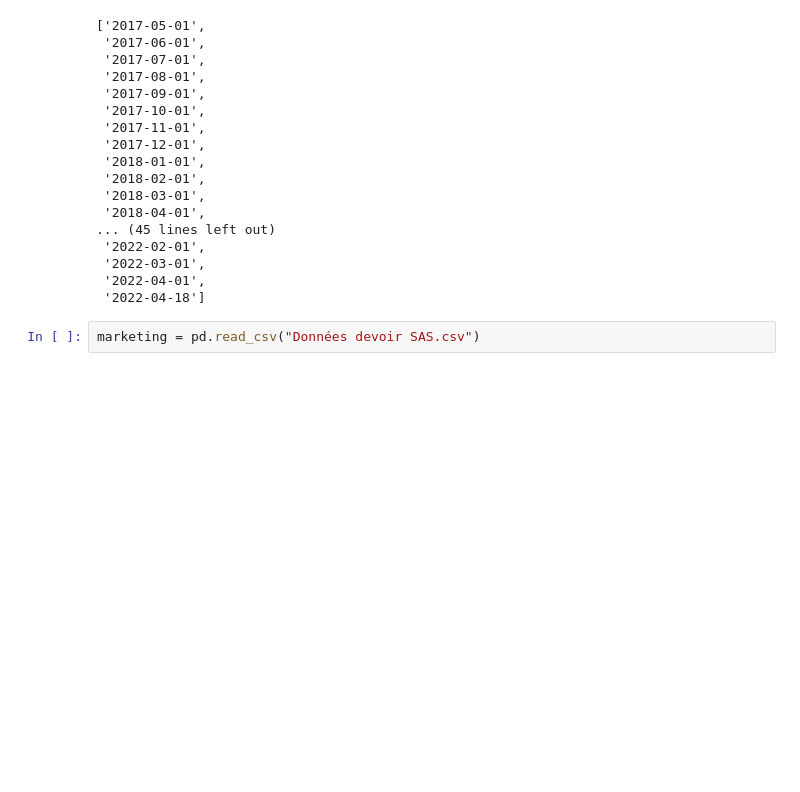
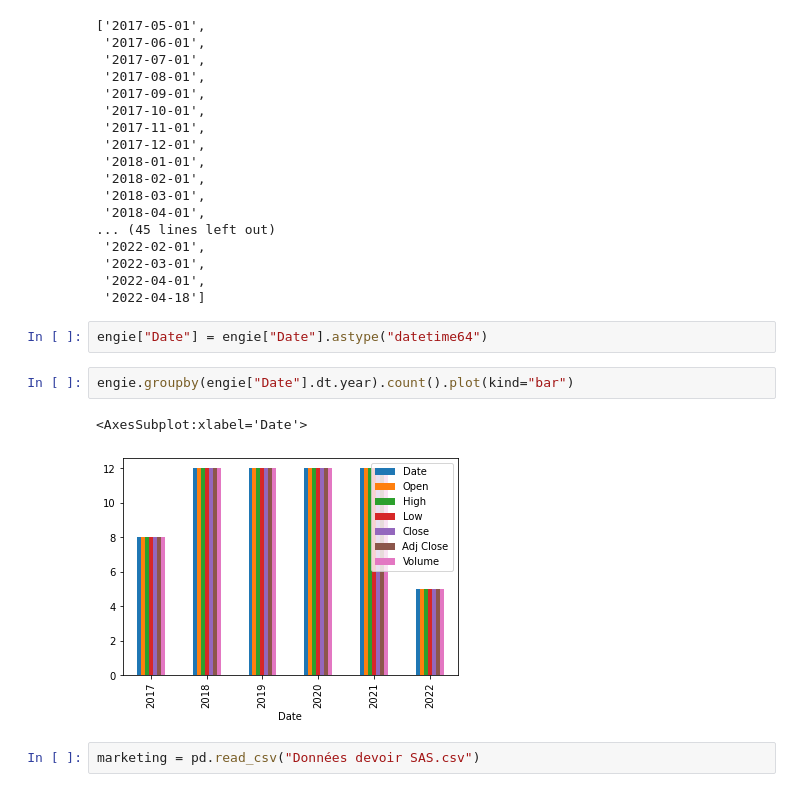
Before and after one commit to Abdoulaye224/Streamlit, a Jupyter notebook: project/Untitled.ipynb, the cells around one changed output. Cells and saved outputs as stored; diff of their text form; blank space fills up the shorter version.

```diff
--- a/project/Untitled.ipynb
+++ b/project/Untitled.ipynb
@@ -40,6 +42,13 @@ engie['Date'].unique().tolist()
  '2022-03-01',
  '2022-04-01',
  '2022-04-18']
+# %%
+engie["Date"] = engie["Date"].astype("datetime64")
+# %%
+engie.groupby(engie["Date"].dt.year).count().plot(kind="bar")
+# %% [output]
+<AxesSubplot:xlabel='Date'>
+[figure, added]
 # %%
 marketing = pd.read_csv("Données devoir SAS.csv")
 # %%
```
Also changed, not shown: parts of 1 cell of this notebook, 2 other files.
